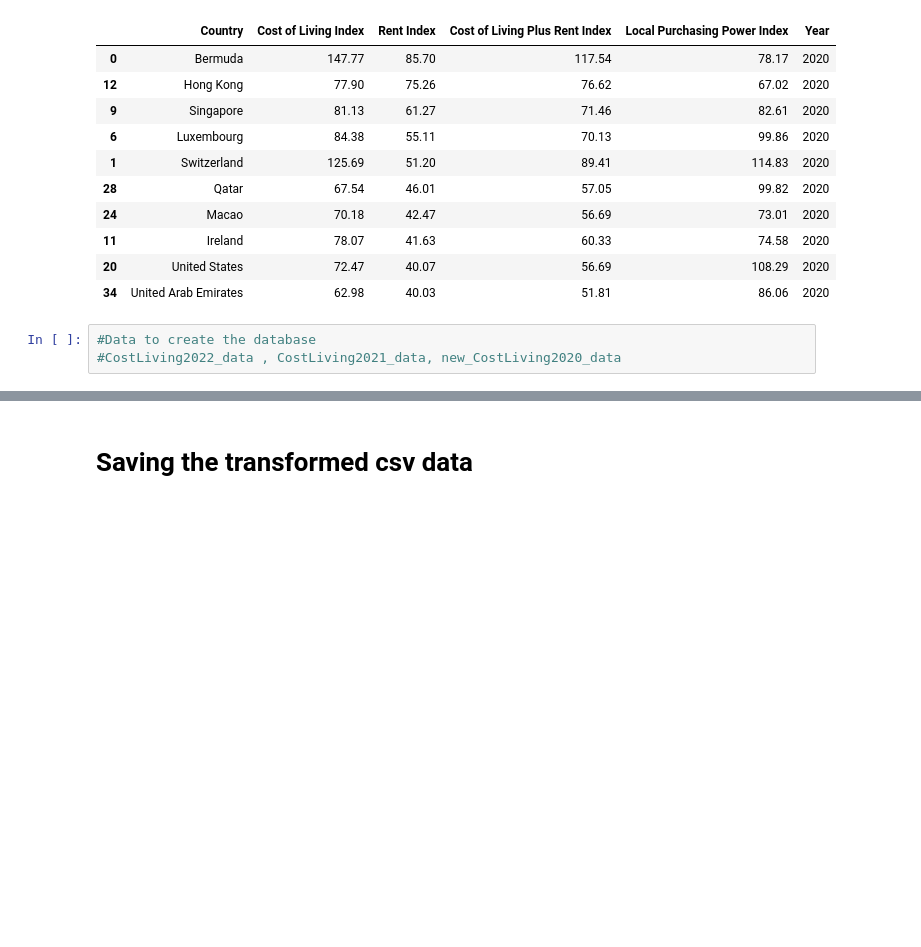
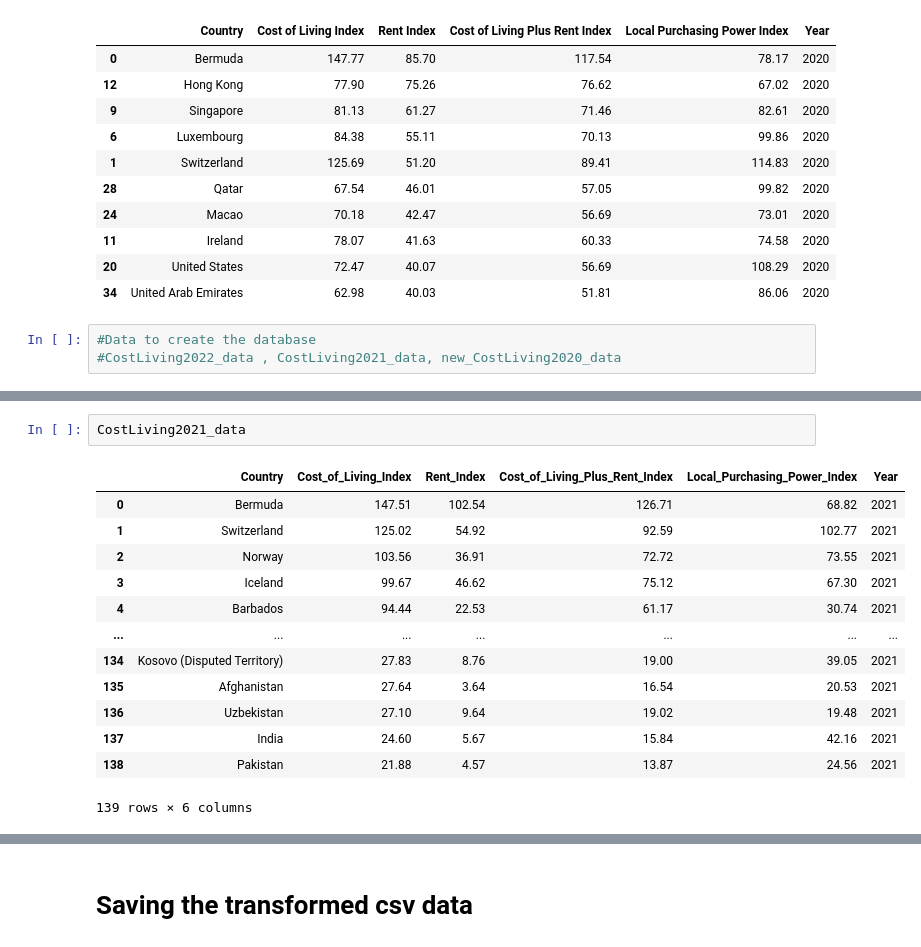
Before and after one commit to kass173/project-3, a Jupyter notebook: ETL/data_transformation.ipynb, the cells around one changed output, grey strips where cells are left out. Drawn from its saved outputs; the diff is of its cells as text; blank space fills up the shorter version.

```diff
--- a/ETL/data_transformation.ipynb
+++ b/ETL/data_transformation.ipynb
@@ -335,0 +376,16 @@ Rent_Most_Expensive
+# %%
+CostLiving2021_data
+# %% [output]
+|  | Country | Cost_of_Living_Index | Rent_Index | Cost_of_Living_Plus_Rent_Index | Local_Purchasing_Power_Index | Year |
+| 0 | Bermuda | 147.51 | 102.54 | 126.71 | 68.82 | 2021 |
+| 1 | Switzerland | 125.02 | 54.92 | 92.59 | 102.77 | 2021 |
+| 2 | Norway | 103.56 | 36.91 | 72.72 | 73.55 | 2021 |
+| 3 | Iceland | 99.67 | 46.62 | 75.12 | 67.30 | 2021 |
+| 4 | Barbados | 94.44 | 22.53 | 61.17 | 30.74 | 2021 |
+| ... | ... | ... | ... | ... | ... | ... |
+| 134 | Kosovo (Disputed Territory) | 27.83 | 8.76 | 19.00 | 39.05 | 2021 |
+| 135 | Afghanistan | 27.64 | 3.64 | 16.54 | 20.53 | 2021 |
+| 136 | Uzbekistan | 27.10 | 9.64 | 19.02 | 19.48 | 2021 |
+| 137 | India | 24.60 | 5.67 | 15.84 | 42.16 | 2021 |
+| 138 | Pakistan | 21.88 | 4.57 | 13.87 | 24.56 | 2021 |
+139 rows × 6 columns
```
Also changed, not shown: parts of 7 cells of this notebook.
